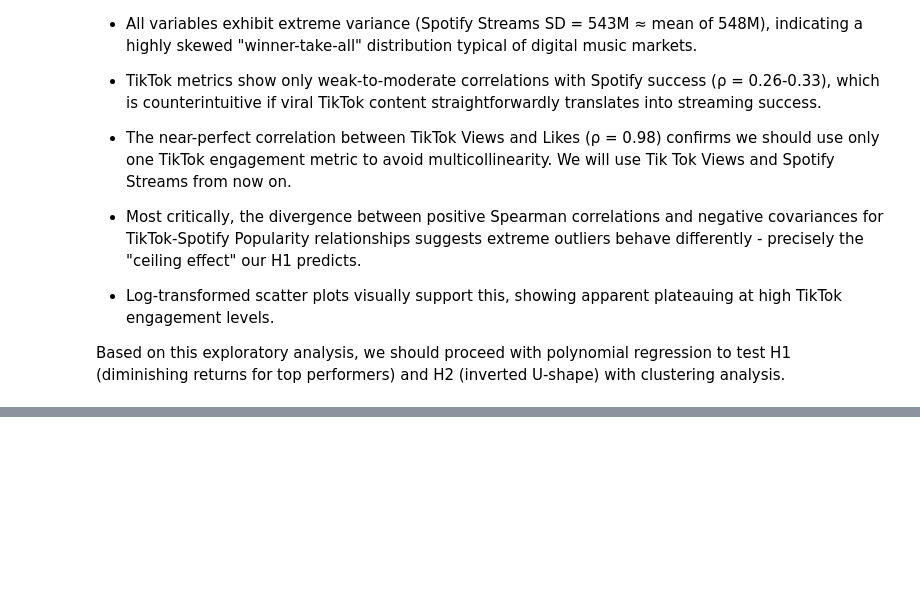
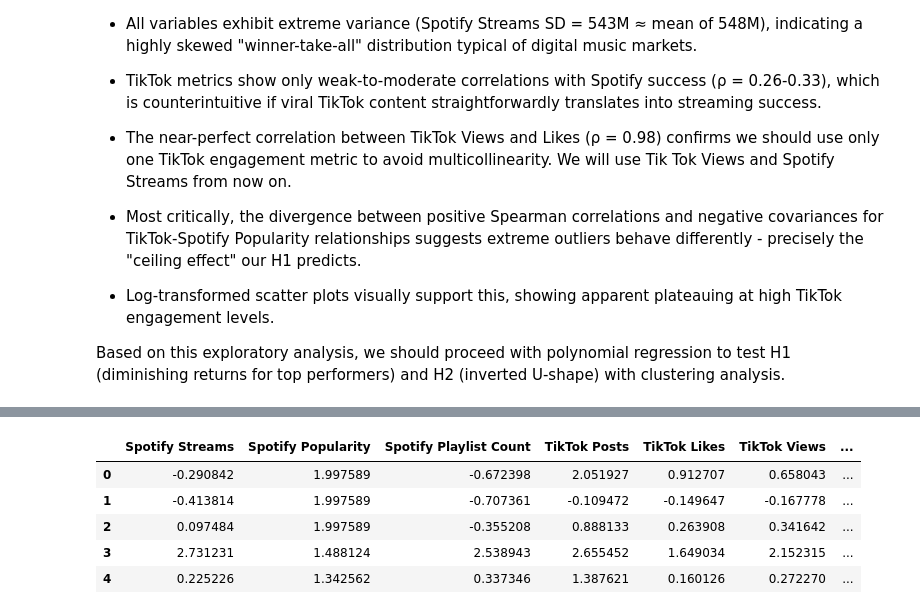
Before and after one commit to letti70033/spotify-tiktok-analysis, a Jupyter notebook: Notebook.ipynb, the cells around one changed output, grey strips where cells are left out. Saved outputs shown, nothing was run; the diff lists cells and outputs as text; code cells hidden in the pictures; blank space fills up the shorter version.

```diff
--- a/Notebook.ipynb
+++ b/Notebook.ipynb
@@ -890,0 +954,30 @@ Based on this exploratory analysis, we should proceed with polynomial regression
+# %%
+# Select relevant numerical features for clustering
+features = [
+    'Spotify Streams',
+    'Spotify Popularity',
+    'Spotify Playlist Count',
+    'TikTok Posts',
+    'TikTok Likes',
+    'TikTok Views',
+    'Track Score'
+]
+
+X = df[features]
+
+# Standardize the data
+scaler = StandardScaler()
+X_scaled = scaler.fit_transform(X)
+
+# Convert to DataFrame for readability
+X_scaled_df = pd.DataFrame(X_scaled, columns=features)
+
+# Check standardized data
+X_scaled_df.head()
+# %% [output]
+|  | Spotify Streams | Spotify Popularity | Spotify Playlist Count | TikTok Posts | TikTok Likes | TikTok Views | ... |
+| 0 | -0.290842 | 1.997589 | -0.672398 | 2.051927 | 0.912707 | 0.658043 | ... |
+| 1 | -0.413814 | 1.997589 | -0.707361 | -0.109472 | -0.149647 | -0.167778 | ... |
+| 2 | 0.097484 | 1.997589 | -0.355208 | 0.888133 | 0.263908 | 0.341642 | ... |
+| 3 | 2.731231 | 1.488124 | 2.538943 | 2.655452 | 1.649034 | 2.152315 | ... |
+| 4 | 0.225226 | 1.342562 | 0.337346 | 1.387621 | 0.160126 | 0.272270 | ... |
```
Also changed, not shown: parts of 8 cells of this notebook.
